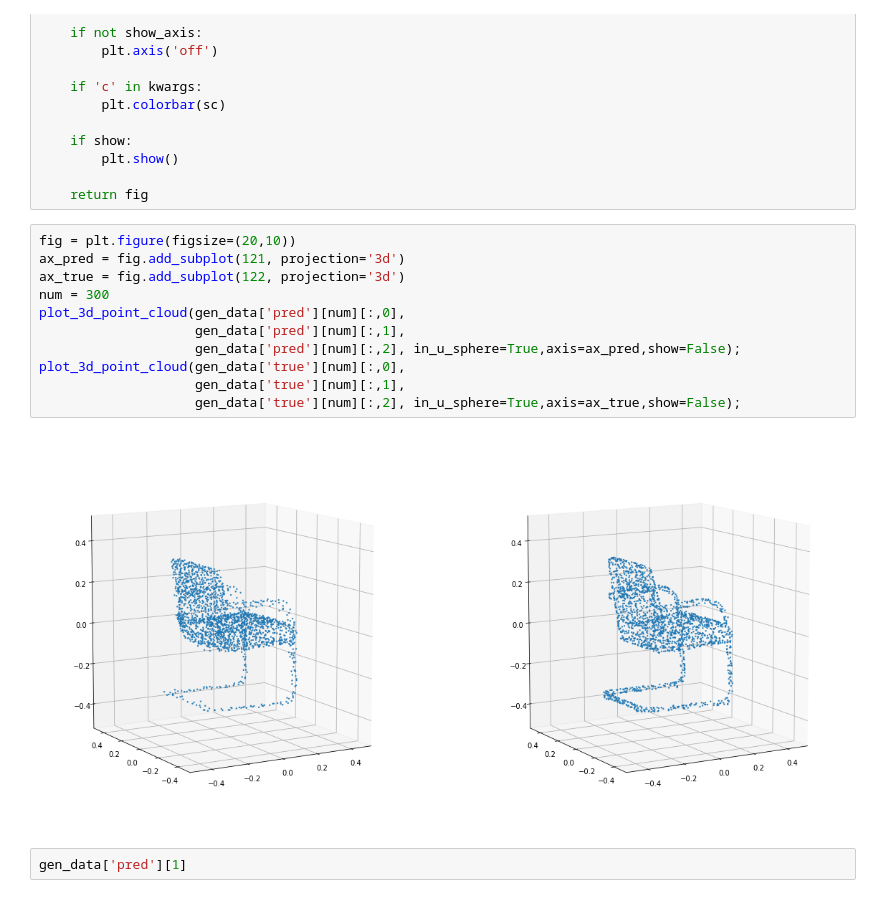
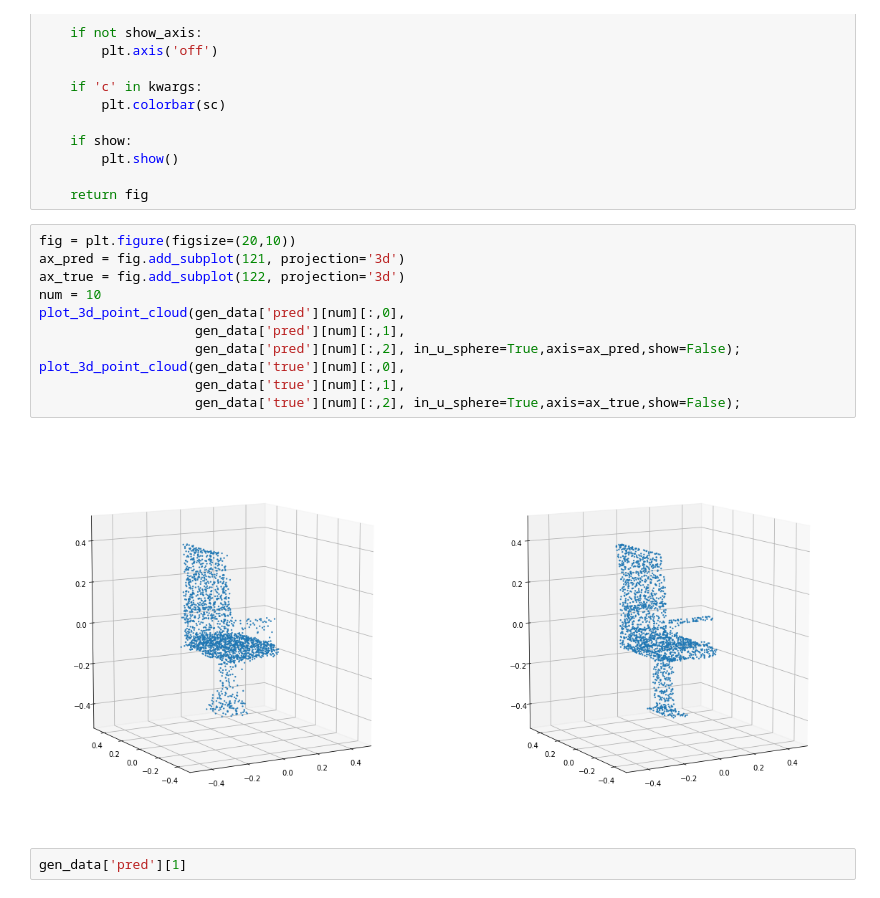
Before and after one commit to RaminHasibi/pointCloudAE, a Jupyter notebook: eval_AE.ipynb, the cells around one changed output. Cells and saved outputs as stored; diff of their text form.

```diff
--- a/eval_AE.ipynb
+++ b/eval_AE.ipynb
@@ -76,16 +76,16 @@ def plot_3d_point_cloud(x, y, z, show=True, show_axis=True, in_u_sphere=False, m
 # %%
 fig = plt.figure(figsize=(20,10))
 ax_pred = fig.add_subplot(121, projection='3d')
 ax_true = fig.add_subplot(122, projection='3d')
-num = 300
+num = 10
 plot_3d_point_cloud(gen_data['pred'][num][:,0],
                     gen_data['pred'][num][:,1],
                     gen_data['pred'][num][:,2], in_u_sphere=True,axis=ax_pred,show=False);
 plot_3d_point_cloud(gen_data['true'][num][:,0],
                     gen_data['true'][num][:,1],
                     gen_data['true'][num][:,2], in_u_sphere=True,axis=ax_true,show=False);
 # %% [output]
-[figure, old version]
+[figure, new version]
 # %%
 gen_data['pred'][1]
 # %% [output]
```
Also changed, not shown: parts of 1 cell of this notebook, 2 other files.
